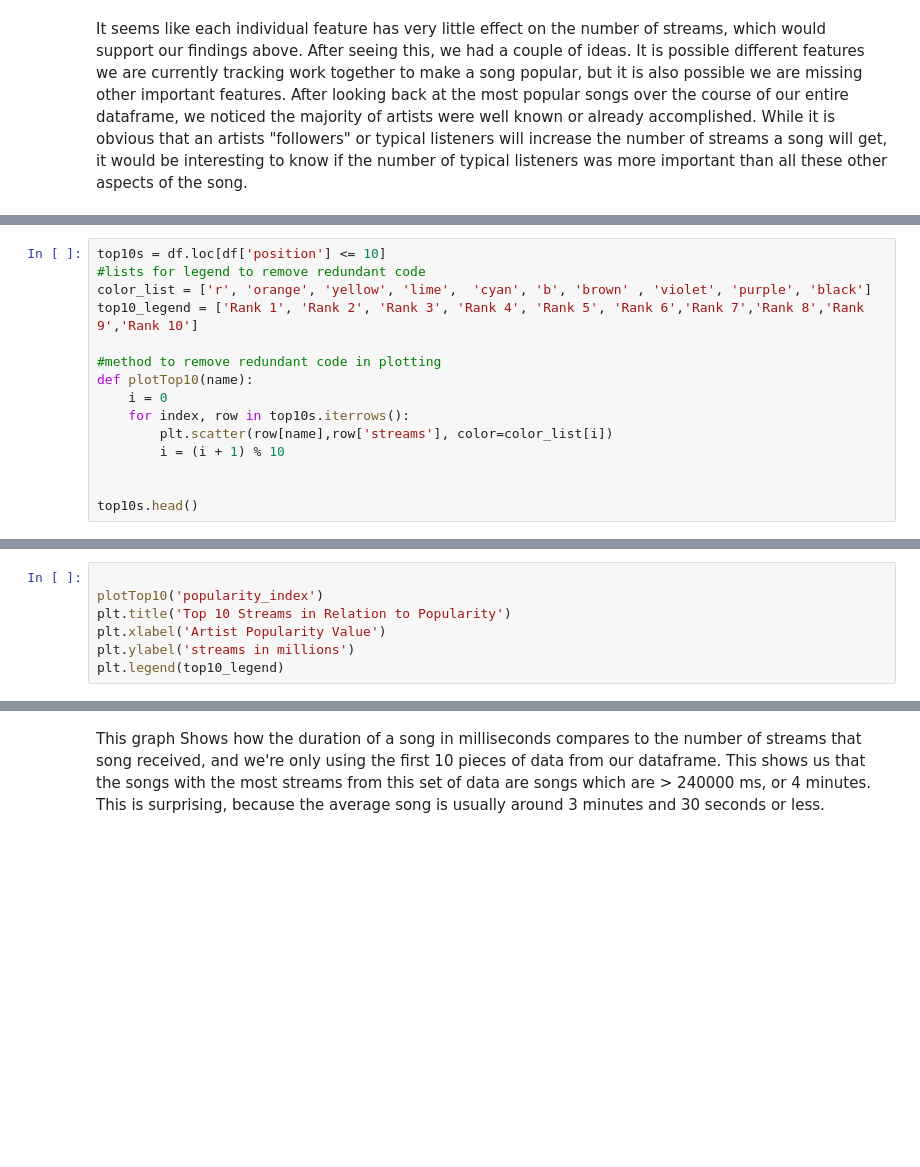
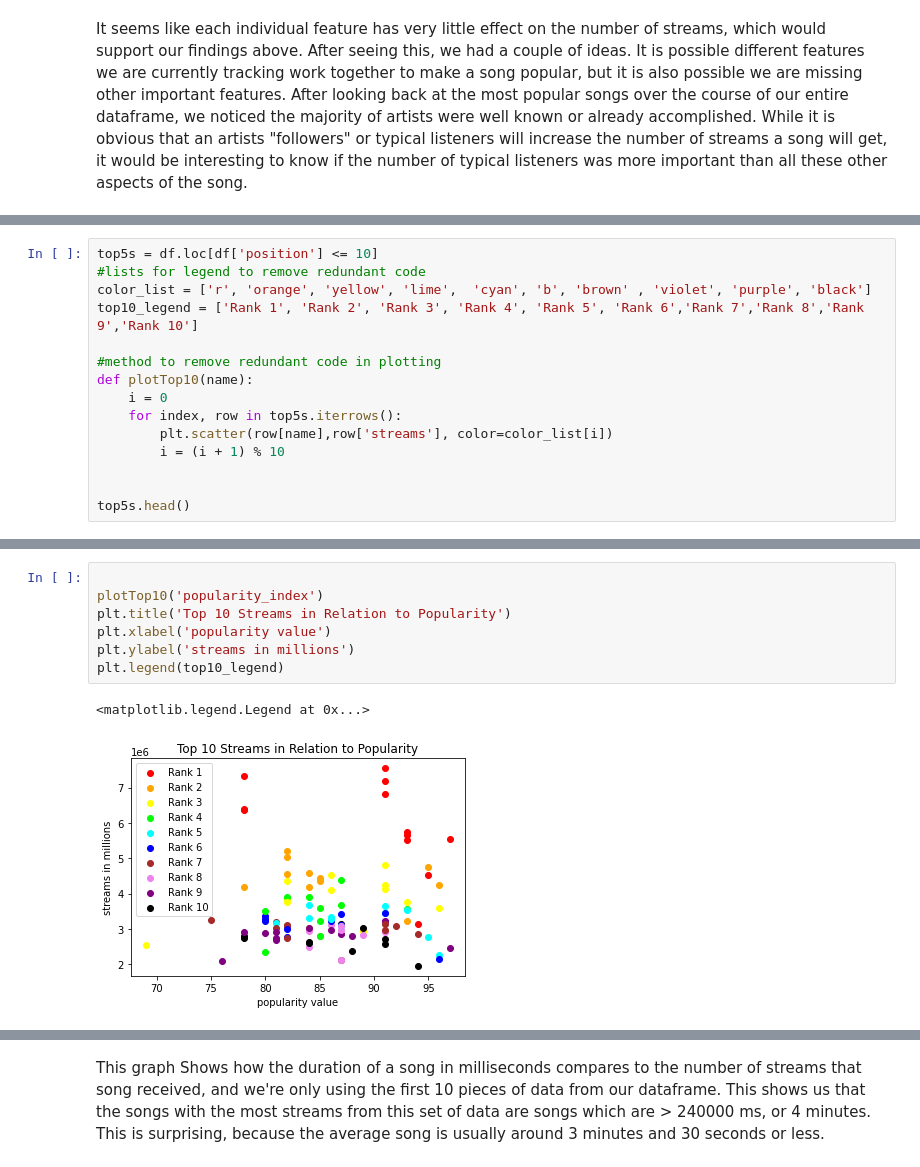
Before and after one commit to amandotzip/groovydata, a Jupyter notebook: final-tutorial.ipynb, the cells around one changed output, grey strips where cells are left out. Drawn from its saved outputs; the diff is of its cells as text; blank space fills up the shorter version.

```diff
--- a/final-tutorial.ipynb
+++ b/final-tutorial.ipynb
@@ -407,5 +529,5 @@ Here we observe the traits of specifically the song at the ranks 1-5. The song i
 # %%
-top10s = df.loc[df['position'] <= 10]
+top5s = df.loc[df['position'] <= 10]
 #lists for legend to remove redundant code
 color_list = ['r', 'orange', 'yellow', 'lime',  'cyan', 'b', 'brown' , 'violet', 'purple', 'black']
 top10_legend = ['Rank 1', 'Rank 2', 'Rank 3', 'Rank 4', 'Rank 5', 'Rank 6','Rank 7','Rank 8','Rank 9','Rank 10']
@@ -413,9 +535,9 @@ top10_legend = ['Rank 1', 'Rank 2', 'Rank 3', 'Rank 4', 'Rank 5', 'Rank 6','Rank
 #method to remove redundant code in plotting
 def plotTop10(name):
     i = 0
-    for index, row in top10s.iterrows():
+    for index, row in top5s.iterrows():
         plt.scatter(row[name],row['streams'], color=color_list[i])
         i = (i + 1) % 10
 
 
-top10s.head()
+top5s.head()
@@ -422,10 +552,13 @@ top10s.head()
 # %%
 
 plotTop10('popularity_index')
 plt.title('Top 10 Streams in Relation to Popularity')
-plt.xlabel('Artist Popularity Value')
+plt.xlabel('popularity value')
 plt.ylabel('streams in millions')
 plt.legend(top10_legend)
+# %% [output]
+<matplotlib.legend.Legend at 0x...>
+[figure, added]
 # %%
 plotTop10('follower_count')
 plt.title('Top 10 Streams in Relation to Follower Count')
```
Also changed, not shown: parts of 63 cells of this notebook.
